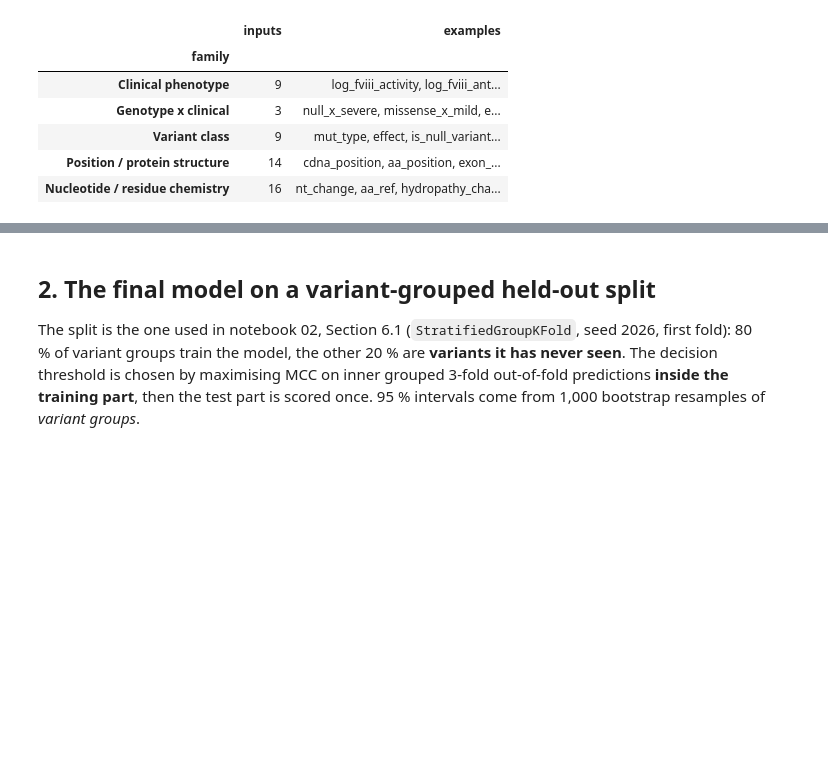
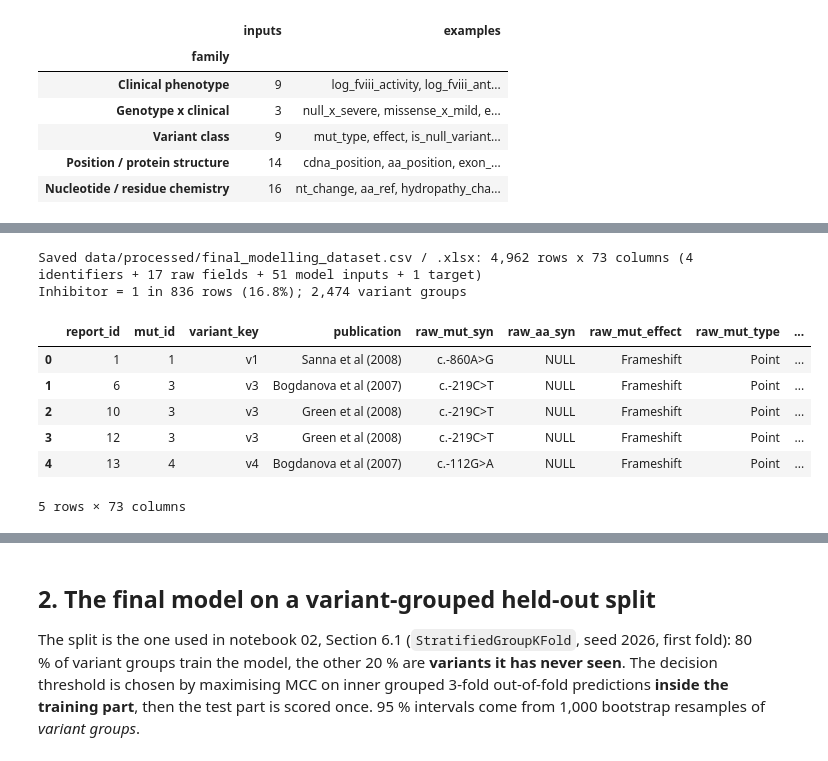
Before and after one commit to dchaudhari7177/capstone_hemo, a Jupyter notebook: notebooks/03_final_model_explainability_SHAP_LIME.ipynb, the cells around one changed output, grey strips where cells are left out. Saved outputs shown, nothing was run; the diff lists cells and outputs as text; code cells hidden in the pictures; blank space fills up the shorter version.

Commit message:
encoded dataset added

```diff
--- a/notebooks/03_final_model_explainability_SHAP_LIME.ipynb
+++ b/notebooks/03_final_model_explainability_SHAP_LIME.ipynb
@@ -121,6 +121,19 @@ DESCRIPTION = {
     "epitope_distance": "residues to the nearest known inhibitor epitope", "log_epitope_distance": "log of the same",
     "functional_site_distance": "residues to the nearest functional site", "grantham": "Grantham distance of the substitution",
     "blosum62": "BLOSUM62 substitution score", "nt_change": "nucleotide change (C>T, ...)",
+    "crm_type": "cross-reacting material type (I / II / unknown)", "fviii_activity_kind": "how FVIII activity was reported (exact, <x, range, missing)",
+    "fviii_antigen_kind": "how FVIII antigen was reported", "location": "where the variant lies (exon, intron, ...)",
+    "aa_alt_class": "kind of new residue (amino acid, stop, frameshift, missing)", "aa_ref": "reference amino acid",
+    "is_large_deletion": "variant is a large deletion", "nmd_escape": "truncating variant in the last exon (escapes NMD)",
+    "is_light_chain": "position lies in the FVIII light chain", "in_epitope": "position lies inside an inhibitor epitope",
+    "is_exon14_B_domain": "variant in exon 14 (B domain)", "missense_x_C_domain": "missense variant in the C1/C2 domain",
+    "missense_x_A2": "missense variant in the A2 domain", "effect_x_domain": "variant effect combined with domain",
+    "hydropathy_change": "change in hydropathy of the residue", "charge_change": "change in charge of the residue",
+    "cys_gained": "a cysteine is introduced", "cys_lost": "a cysteine is lost", "arg_lost": "an arginine is lost",
+    "ref_codon_has_cpg": "reference codon contains a CpG site", "is_transition": "single-base transition (A<->G, C<->T)",
+    "cpg_signature": "C>T or G>A change (CpG hotspot signature)", "delta_volume": "change in residue volume",
+    "delta_polarity": "change in residue polarity", "aromatic_change": "aromatic residue gained or lost",
+    "pro_gly_involved": "proline or glycine involved in the change",
 }
 fam_table = pd.DataFrame([{"family": fam, "inputs": len(fs), "examples": ", ".join(fs[:4]) + (" ..." if len(fs) > 4 else "")}
                           for fam, fs in FAMILY.items()]).set_index("family")
@@ -136,0 +162,47 @@ display(fam_table)
+# %%
+PROCESSED = ROOT / "data" / "processed"
+PROCESSED.mkdir(parents=True, exist_ok=True)
+RAW_FIELDS = {"mut_syn": "HGVS cDNA name of the variant", "aa_syn": "protein change", "mut_effect": "variant effect as published",
+              "mut_type": "variant type as published", "d_id": "protein domain as published", "location": "location (exon/intron/...)",
+              "e_i_numb": "exon/intron number as published", "aa_numb": "amino-acid position", "nuc_numb": "cDNA position",
+              "ntchange": "nucleotide change", "aa_first": "reference amino acid", "aa_last": "new amino acid",
+              "n_bp": "length of the variant (bp)", "cli_phe": "clinical severity as published",
+              "clotting": "FVIII activity (%) as published", "antigen": "FVIII antigen (%) as published", "type": "CRM type as published"}
+ids = pd.DataFrame({"report_id": df["all_id"], "mut_id": df["mut_id"], "variant_key": df["variant_key"],
+                    "publication": df["reference"]})
+raw = df[list(RAW_FIELDS)].add_prefix("raw_")
+final_dataset = pd.concat([ids, raw, X, pd.Series(y, name="inhibitor", index=X.index)], axis=1)
+assert final_dataset[list(X.columns)].equals(X) and (final_dataset["inhibitor"].to_numpy() == y).all()
+
+dictionary = pd.DataFrame(
+    [{"column": c, "role": "identifier (not a model input)", "family": "", "meaning": m} for c, m in
+     [("report_id", "MMC3 patient report id (all_id)"), ("mut_id", "MMC2 variant id"),
+      ("variant_key", "variant group: reports of the same biological variant; never split between train and test"),
+      ("publication", "source publication of the report")]] +
+    [{"column": f"raw_{c}", "role": "original source field (not a model input)", "family": "", "meaning": m}
+     for c, m in RAW_FIELDS.items()] +
+    [{"column": c, "role": "model input (numeric)" if c in num.columns else "model input (categorical)",
+      "family": FAM_OF[c], "meaning": DESCRIPTION.get(c, "")} for c in X.columns] +
+    [{"column": "inhibitor", "role": "target", "family": "", "meaning": "1 = inhibitor reported, 0 = no inhibitor"}])
+
+final_dataset.to_csv(PROCESSED / "final_modelling_dataset.csv", index=False)
+dictionary.to_csv(PROCESSED / "final_modelling_dataset_dictionary.csv", index=False)
+with pd.ExcelWriter(PROCESSED / "final_modelling_dataset.xlsx") as xw:
+    final_dataset.to_excel(xw, sheet_name="dataset", index=False)
+    dictionary.to_excel(xw, sheet_name="column dictionary", index=False)
+
+print(f"Saved data/processed/final_modelling_dataset.csv / .xlsx: {final_dataset.shape[0]:,} rows x {final_dataset.shape[1]} columns "
+      f"({len(ids.columns)} identifiers + {len(RAW_FIELDS)} raw fields + {X.shape[1]} model inputs + 1 target)")
+print(f"Inhibitor = 1 in {int(final_dataset['inhibitor'].sum())} rows ({final_dataset['inhibitor'].mean():.1%}); "
+      f"{final_dataset['variant_key'].nunique():,} variant groups")
+display(final_dataset.head(5))
+# %% [output]
+Saved data/processed/final_modelling_dataset.csv / .xlsx: 4,962 rows x 73 columns (4 identifiers + 17 raw fields + 51 model inputs + 1 target)
+Inhibitor = 1 in 836 rows (16.8%); 2,474 variant groups
+|  | report_id | mut_id | variant_key | publication | raw_mut_syn | raw_aa_syn | raw_mut_effect | raw_mut_type | ... |
+| 0 | 1 | 1 | v1 | Sanna et al (2008) | c.-860A>G | NULL | Frameshift | Point | ... |
+| 1 | 6 | 3 | v3 | Bogdanova et al (2007) | c.-219C>T | NULL | Frameshift | Point | ... |
+| 2 | 10 | 3 | v3 | Green et al (2008) | c.-219C>T | NULL | Frameshift | Point | ... |
+| 3 | 12 | 3 | v3 | Green et al (2008) | c.-219C>T | NULL | Frameshift | Point | ... |
+| 4 | 13 | 4 | v4 | Bogdanova et al (2007) | c.-112G>A | NULL | Frameshift | Point | ... |
+5 rows × 73 columns
```
Also changed, not shown: parts of 9 cells of this notebook, 12 other files.
